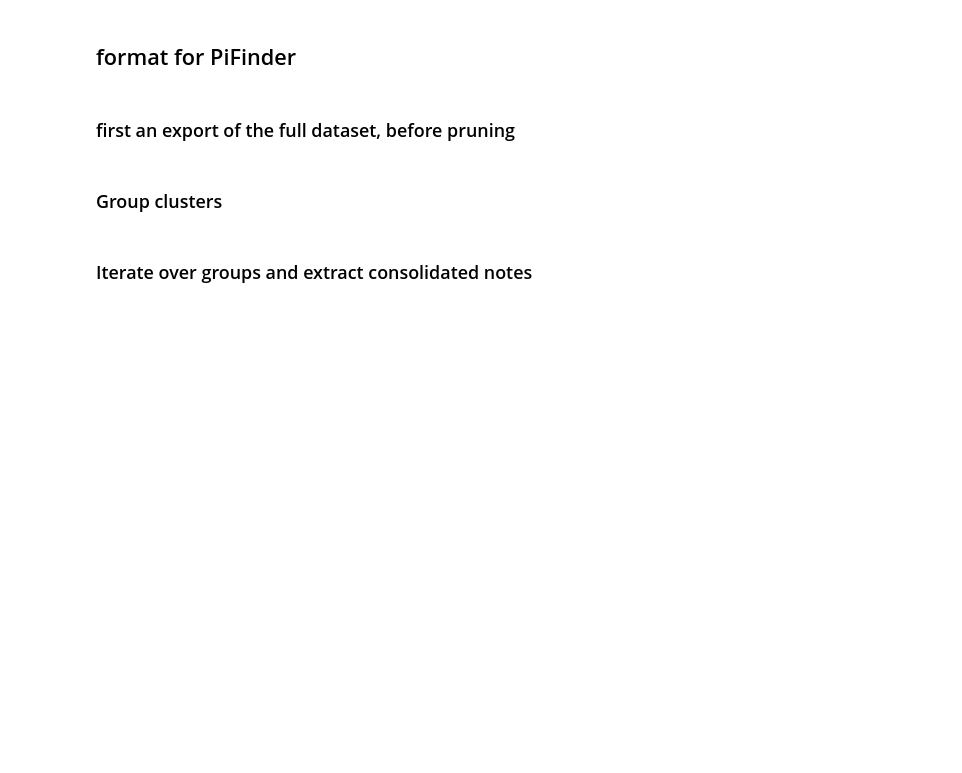
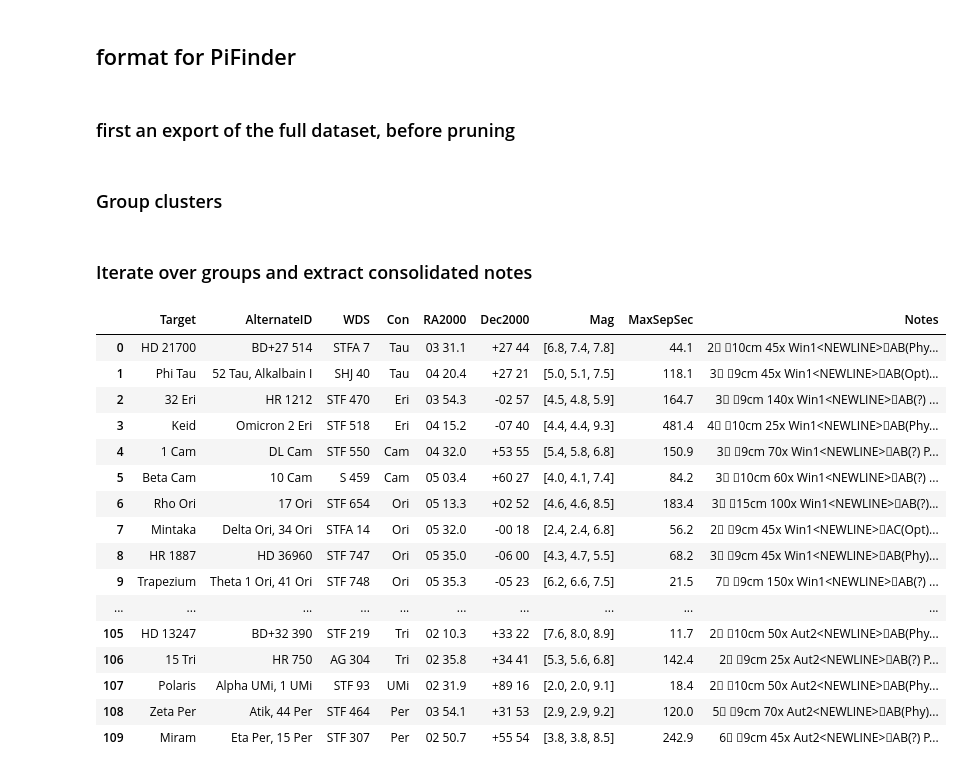
Before and after one commit to brickbots/PiFinder, a Jupyter notebook: astro_data/RASC_DoubleStars/rasc_double_stars.ipynb, the cells around one changed output. Saved outputs shown, nothing was run; the diff lists cells and outputs as text; code cells hidden in the pictures; blank space fills up the shorter version.

```diff
--- a/astro_data/RASC_DoubleStars/rasc_double_stars.ipynb
+++ b/astro_data/RASC_DoubleStars/rasc_double_stars.ipynb
@@ -25,16 +37,16 @@ df['season'] = None
 # Variable to hold the current season value
 current_season = None
 seasons = {
-    "WINTER (part 1)": "winter(1)",
-    "WINTER (part 2)": "winter(2)",
-    "SPRING (part 1)": "spring(1)",
-    "SPRING (part 2)": "spring(2)",
-    "SPRING (part 3)": "spring(3)",
-    "SUMMER (part 1)": "summer(1)",
-    "SUMMER (part 2)": "summer(2)",
-    "SUMMER (part 3)": "summer(2)",
-    "AUTUMN (part 1)": "autumn(1)",
-    "AUTUMN (part 2)": "autumn(2)",
+    "WINTER (part 1)": "Win1",
+    "WINTER (part 2)": "Win2",
+    "SPRING (part 1)": "Spr1",
+    "SPRING (part 2)": "Spr2",
+    "SPRING (part 3)": "Spr3",
+    "SUMMER (part 1)": "Sum1",
+    "SUMMER (part 2)": "Sum2",
+    "SUMMER (part 3)": "Sum3",
+    "AUTUMN (part 1)": "Aut1",
+    "AUTUMN (part 2)": "Aut2",
 }
 
 # Iterate through the DataFrame
@@ -99,9 +183,12 @@ merged_df.rename(columns={
     'WDS_supp': 'WDS',
     'Sep': 'SepSec'
 }, inplace=True)
+merged_df['Type'].replace("binary", "Binary", inplace=True)
+merged_df['Type'].replace("optical", "Optical", inplace=True)
 merged_df = merged_df[['Target', 'Alternate ID', 'SAO', 'HIP', 'WDS', 'Con', 'RA 2000',
        'Dec 2000', 'Mm', 'X', 'PSA', 'season', 'Parent', 'Pair',
        'PA', 'SepSec', 'MagC', 'M1', 'M2', 'Notes', 'Type']]
+merged_df['Type'].unique()
 merged_df = merged_df.fillna('')
 # %%
 merged_df.describe()
@@ -127,9 +224,14 @@ grouped = df.groupby('group')
 # %%
 # Create a new DataFrame
 out_df = pd.DataFrame(columns=['Target', 'AlternateID', 'WDS', 'Con', 'RA2000', 'Dec2000', 'Mag', 'MaxSepSec', 'Notes'])
-
+type_dict = {
+    "Optical": "Opt",
+    "Physical": "Phy",
+    "Uncertain": "?",
+    "Binary": "Bin"
+}
 def extract_info(row):
-    result = f"""{row['Pair']} ({row['Type']}), PA: {row['PA']}, Sep: {row['SepSec']}<SECS>, Mag: {row['M1']}/{row['M2']} {row['Notes']}"""
+    result = f"""{row['Pair']}({type_dict[row['Type']]}) PA:{row['PA']} Sep:{row['SepSec']}<SECS> M:{row['M1']}/{row['M2']}<NEWLINE>{row['Notes']}"""
     return result.replace('"', '<SECS>')
 
 # Iterate over each group
@@ -148,34 +250,52 @@ for group_number, group_df in grouped:
             letters = [*pair]
             if letters[1].islower():
                 letterset.discard(letters[0])
                 letters = [letters[1]]
             letterset.update(letters)
     #print(f"{group_number=}, {letterset=}")
     if len(letterset) != len(group_df)+1:
         print(f"Lengnth of letterset is {len(letterset)} == {len(group_df)+1}, {letterset=}, {group_number=}, {group_df=}")
     nr_stars = len(letterset)
 
     for index, row in group_df.iterrows():
         if row['SepSec'] > max_sep:
             max_sep = row['SepSec']
         if row['Target']:
             new_row = {
             'Target': row['Target'],
             'AlternateID': row['Alternate ID'],
             'WDS': row['WDS'],
             'Con': row['Con'],
             'RA2000': row['RA 2000'],
             'Dec2000': row['Dec 2000'],
             'Mag': [row['MagC'], row['M1'], row['M2']],
-            'Notes': f"{nr_stars},󰥮{row['Mm']/10:g}cm,{row['X']:g}x,{row['season']}<NEWLINE>{extract_info(row)}"
+            'Notes': f"{nr_stars} 󰥮{row['Mm']/10:g}cm {row['X']:g}x {row['season']}<NEWLINE>{extract_info(row)}"
             }
         else:
             new_row['Notes'] = new_row['Notes'] + '<NEWLINE>' + extract_info(row)
 
     # Append the new row to the DataFrame
     new_row['MaxSepSec'] = max_sep
     out_df = pd.concat([out_df,  pd.DataFrame([new_row])], ignore_index=True)
 out_df
+# %% [output]
+|  | Target | AlternateID | WDS | Con | RA2000 | Dec2000 | Mag | MaxSepSec | Notes |
+| 0 | HD 21700 | BD+27 514 | STFA 7 | Tau | 03 31.1 | +27 44 | [6.8, 7.4, 7.8] | 44.1 | 2 󰥮10cm 45x Win1<NEWLINE>AB(Phy... |
+| 1 | Phi Tau | 52 Tau, Alkalbain I | SHJ 40 | Tau | 04 20.4 | +27 21 | [5.0, 5.1, 7.5] | 118.1 | 3 󰥮9cm 45x Win1<NEWLINE>AB(Opt)... |
+| 2 | 32 Eri | HR 1212 | STF 470 | Eri | 03 54.3 | -02 57 | [4.5, 4.8, 5.9] | 164.7 | 3 󰥮9cm 140x Win1<NEWLINE>AB(?) ... |
+| 3 | Keid | Omicron 2 Eri | STF 518 | Eri | 04 15.2 | -07 40 | [4.4, 4.4, 9.3] | 481.4 | 4 󰥮10cm 25x Win1<NEWLINE>AB(Phy... |
+| 4 | 1 Cam | DL Cam | STF 550 | Cam | 04 32.0 | +53 55 | [5.4, 5.8, 6.8] | 150.9 | 3 󰥮9cm 70x Win1<NEWLINE>AB(?) P... |
+| 5 | Beta Cam | 10 Cam | S 459 | Cam | 05 03.4 | +60 27 | [4.0, 4.1, 7.4] | 84.2 | 3 󰥮10cm 60x Win1<NEWLINE>AB(?) ... |
+| 6 | Rho Ori | 17 Ori | STF 654 | Ori | 05 13.3 | +02 52 | [4.6, 4.6, 8.5] | 183.4 | 3 󰥮15cm 100x Win1<NEWLINE>AB(?)... |
+| 7 | Mintaka | Delta Ori, 34 Ori | STFA 14 | Ori | 05 32.0 | -00 18 | [2.4, 2.4, 6.8] | 56.2 | 2 󰥮9cm 45x Win1<NEWLINE>AC(Opt)... |
+| 8 | HR 1887 | HD 36960 | STF 747 | Ori | 05 35.0 | -06 00 | [4.3, 4.7, 5.5] | 68.2 | 3 󰥮9cm 45x Win1<NEWLINE>AB(Phy)... |
+| 9 | Trapezium | Theta 1 Ori, 41 Ori | STF 748 | Ori | 05 35.3 | -05 23 | [6.2, 6.6, 7.5] | 21.5 | 7 󰥮9cm 150x Win1<NEWLINE>AB(?) ... |
+| ... | ... | ... | ... | ... | ... | ... | ... | ... | ... |
+| 105 | HD 13247 | BD+32 390 | STF 219 | Tri | 02 10.3 | +33 22 | [7.6, 8.0, 8.9] | 11.7 | 2 󰥮10cm 50x Aut2<NEWLINE>AB(Phy... |
+| 106 | 15 Tri | HR 750 | AG 304 | Tri | 02 35.8 | +34 41 | [5.3, 5.6, 6.8] | 142.4 | 2 󰥮9cm 25x Aut2<NEWLINE>AB(?) P... |
+| 107 | Polaris | Alpha UMi, 1 UMi | STF 93 | UMi | 02 31.9 | +89 16 | [2.0, 2.0, 9.1] | 18.4 | 2 󰥮10cm 50x Aut2<NEWLINE>AB(Phy... |
+| 108 | Zeta Per | Atik, 44 Per | STF 464 | Per | 03 54.1 | +31 53 | [2.9, 2.9, 9.2] | 120.0 | 5 󰥮9cm 70x Aut2<NEWLINE>AB(Phy)... |
+| 109 | Miram | Eta Per, 15 Per | STF 307 | Per | 02 50.7 | +55 54 | [3.8, 3.8, 8.5] | 242.9 | 6 󰥮9cm 45x Aut2<NEWLINE>AB(?) P... |
 # %%
 out_df.index = out_df.index + 1
 out_df = out_df.reset_index().rename(columns={'index': 'sequence'})
```
Also changed, not shown: parts of 8 cells of this notebook, 4 other files.
